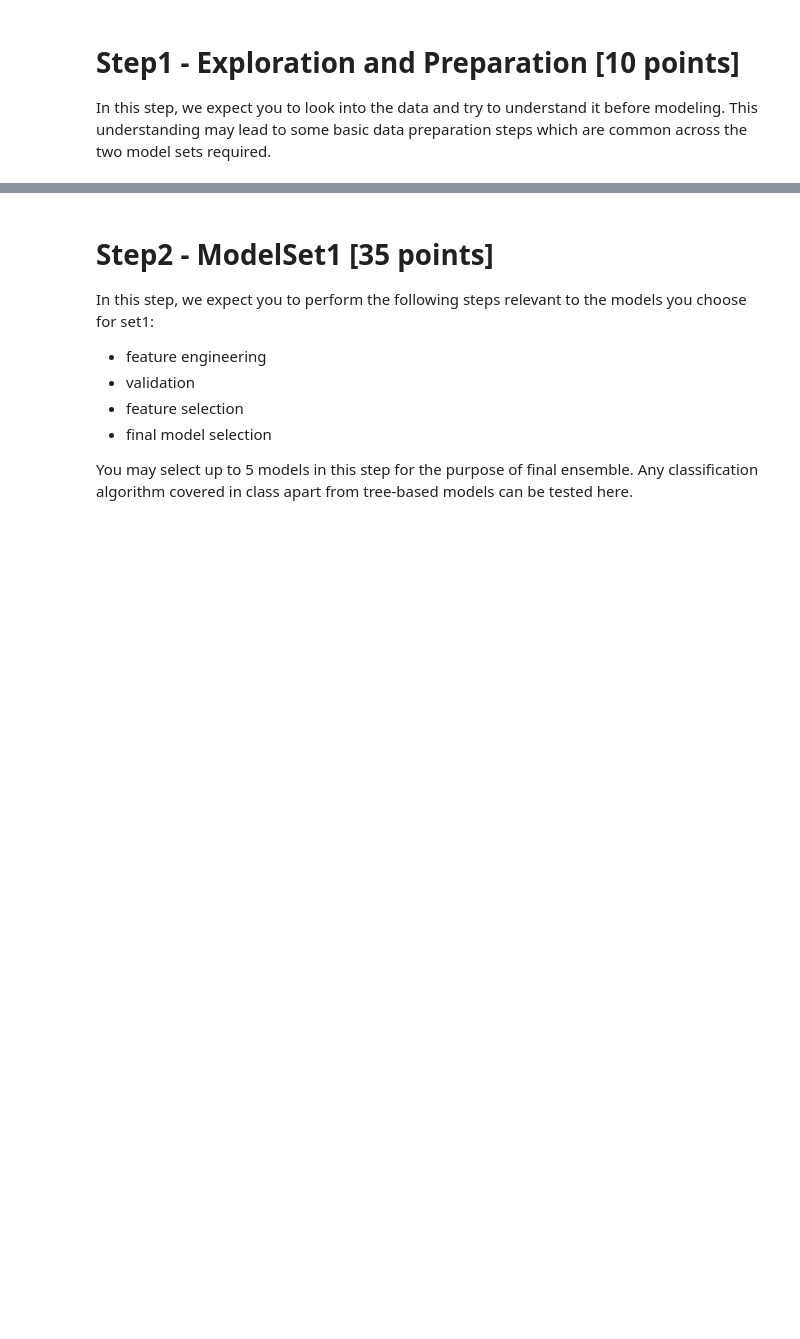
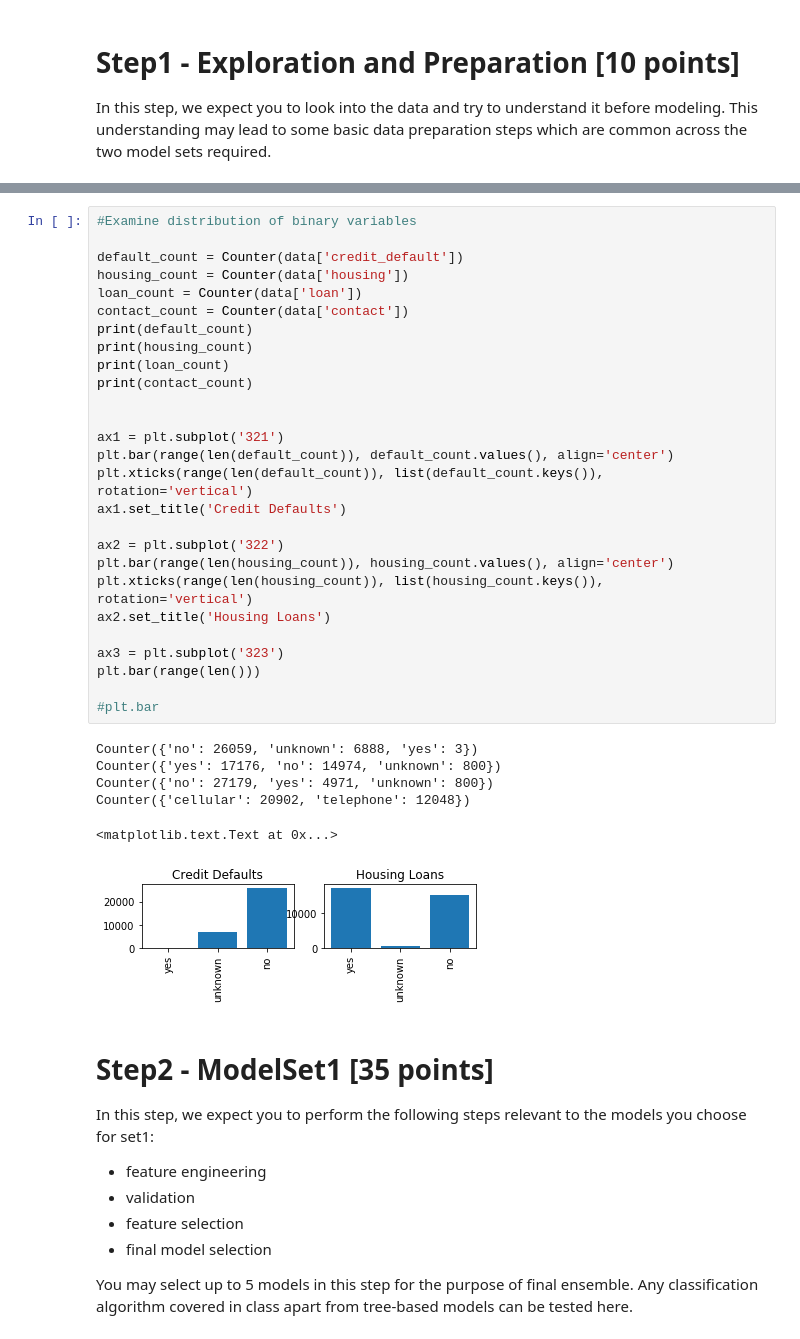
Before and after one commit to wl2522/BankMarketingCampaign, a Jupyter notebook: hw3_starter_notebook.ipynb, the cells around one changed output, grey strips where cells are left out. Cells and saved outputs as stored; diff of their text form; blank space fills up the shorter version.

```diff
--- a/hw3_starter_notebook.ipynb
+++ b/hw3_starter_notebook.ipynb
@@ -23,3 +79,37 @@ In this step, we expect you to look into the data and try to understand it befor
+# %%
+#Examine distribution of binary variables
+
+default_count = Counter(data['credit_default'])
+housing_count = Counter(data['housing'])
+loan_count = Counter(data['loan'])
+contact_count = Counter(data['contact'])
+print(default_count)
+print(housing_count)
+print(loan_count)
+print(contact_count)
+
+
+ax1 = plt.subplot('321')
+plt.bar(range(len(default_count)), default_count.values(), align='center')
+plt.xticks(range(len(default_count)), list(default_count.keys()), rotation='vertical')
+ax1.set_title('Credit Defaults')
+
+ax2 = plt.subplot('322')
+plt.bar(range(len(housing_count)), housing_count.values(), align='center')
+plt.xticks(range(len(housing_count)), list(housing_count.keys()), rotation='vertical')
+ax2.set_title('Housing Loans')
+
+ax3 = plt.subplot('323')
+plt.bar(range(len()))
+
+#plt.bar
+# %% [output]
+Counter({'no': 26059, 'unknown': 6888, 'yes': 3})
+Counter({'yes': 17176, 'no': 14974, 'unknown': 800})
+Counter({'no': 27179, 'yes': 4971, 'unknown': 800})
+Counter({'cellular': 20902, 'telephone': 12048})
+<matplotlib.text.Text at 0x...>
+[figure, added]
 # %% [markdown]
 # Step2 - ModelSet1 [35 points]
 
```
Also changed, not shown: parts of 7 cells of this notebook.
